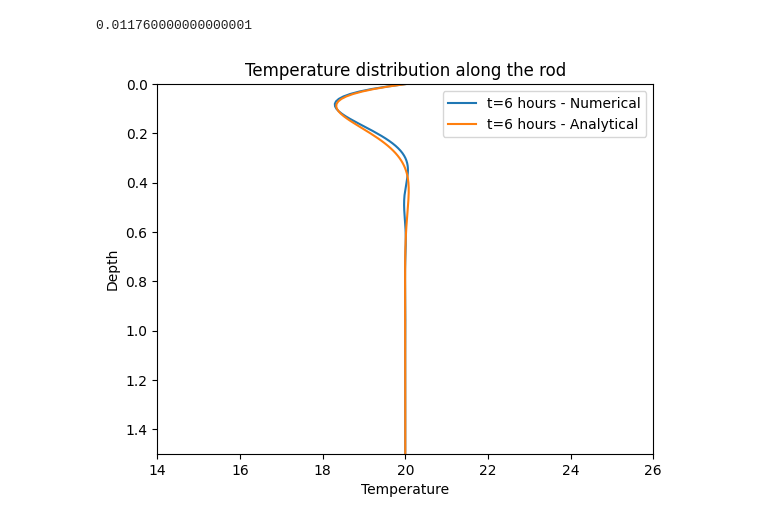
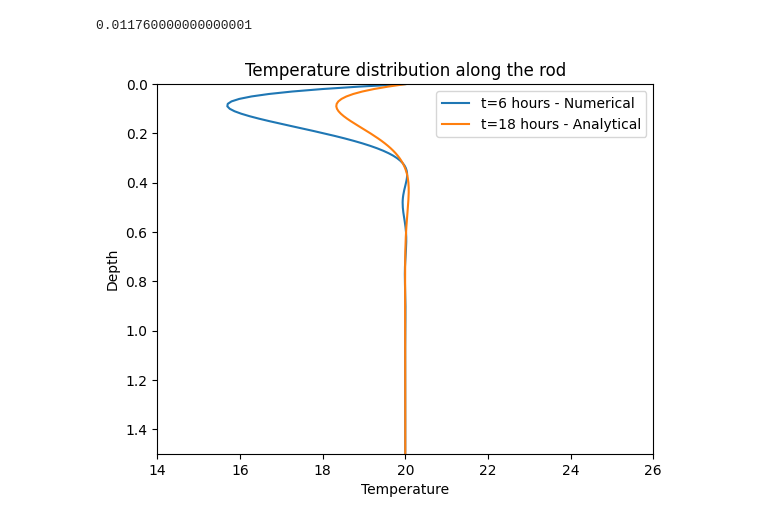
Before and after one commit to mjunaid31/project, a Jupyter notebook: Heat_solve.ipynb, the cells around one changed output. Saved outputs shown, nothing was run; the diff lists cells and outputs as text; code cells hidden in the pictures.

```diff
--- a/Heat_solve.ipynb
+++ b/Heat_solve.ipynb
@@ -79,33 +79,33 @@ from scipy.interpolate import make_interp_spline
 #                 plt.plot(ulist,xlist,label='t = '+str(i)+'hrs - Simulated')
 # plot a smooth curve
 
 
 
 
 
-xlist,ulist,tlist = crank_nicolson(g,a,b,x_i,x_f,t_i,t_f,nx,nt,6)
+xlist,ulist,tlist = crank_nicolson(g,a,b,x_i,x_f,t_i,t_f,nx,nt,18)
 xnew = np.linspace(x_i, x_f, 1000)
 spl = make_interp_spline(xlist, ulist, k=5)
 power_smooth = spl(xnew)
 plt.plot(power_smooth,xnew,label='t='+str(6)+' hours - Numerical')
 
 
 
-tlist = [6]
+tlist = [18]
 for i in tlist:
     Tlist=[T(z,i) for z in zlist]
     plt.plot(Tlist,zlist,label='t='+str(i)+' hours - Analytical')
 
 
 
 ax=plt.gca()
 ax.invert_yaxis()
 plt.title('Temperature distribution along the rod')
 plt.xlabel('Temperature')
 plt.ylabel('Depth')
 plt.legend()
 plt.xlim(14,26)
 plt.ylim(1.5,0)
 plt.show()
 # %% [output]
-[figure, old version]
+[figure, new version]
```
Also changed, not shown: parts of 1 cell of this notebook, 3 other files.
